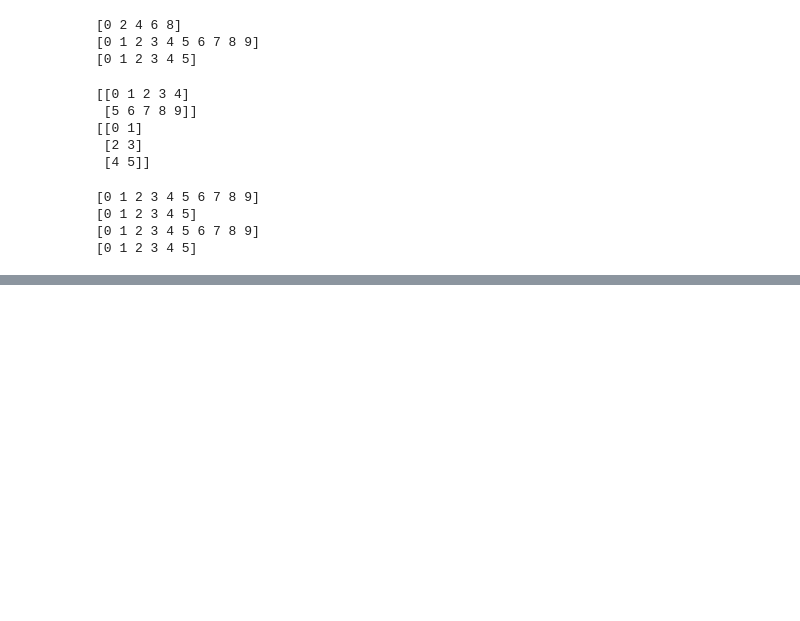
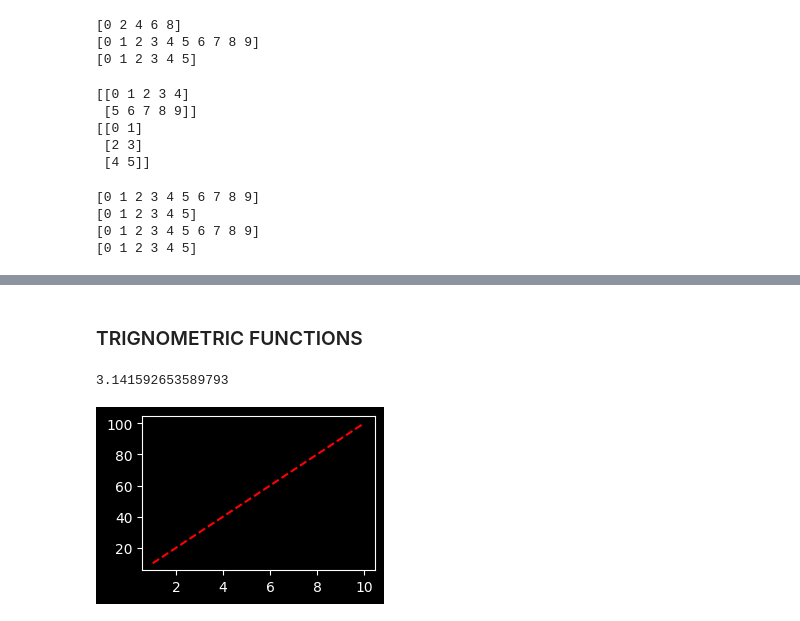
Before and after one commit to tusharmaurya267/Python_basic, a Jupyter notebook: python_data_analyst.ipynb, the cells around one changed output, grey strips where cells are left out. Cells and saved outputs as stored; diff of their text form; code cells hidden in the pictures; blank space fills up the shorter version.

```diff
--- a/python_data_analyst.ipynb
+++ b/python_data_analyst.ipynb
@@ -209,0 +313,24 @@ print(arr3)
+# %% [markdown]
+### TRIGNOMETRIC FUNCTIONS
+# %%
+# trignometrical function and glimpse of matplotlib
+import matplotlib.pyplot as plt
+plt.style.use('dark_background')
+# %%
+# trignometrical function
+print(np.pi)
+print(np.sin(np.pi/2))
+print(np.cos(np.pi/2))
+print(np.tan(np.pi/2))
+# %% [output]
+3.141592653589793
+# %%
+# using matplotlib with numpy
+a=np.arange(1,11)
+b=np.arange(10,110,10)
+# %%
+plt.figure(figsize=(3,2))
+plt.plot(a,b,'r--')
+plt.show()
+# %% [output]
+[figure, added]
```
Also changed, not shown: parts of 28 cells of this notebook.
